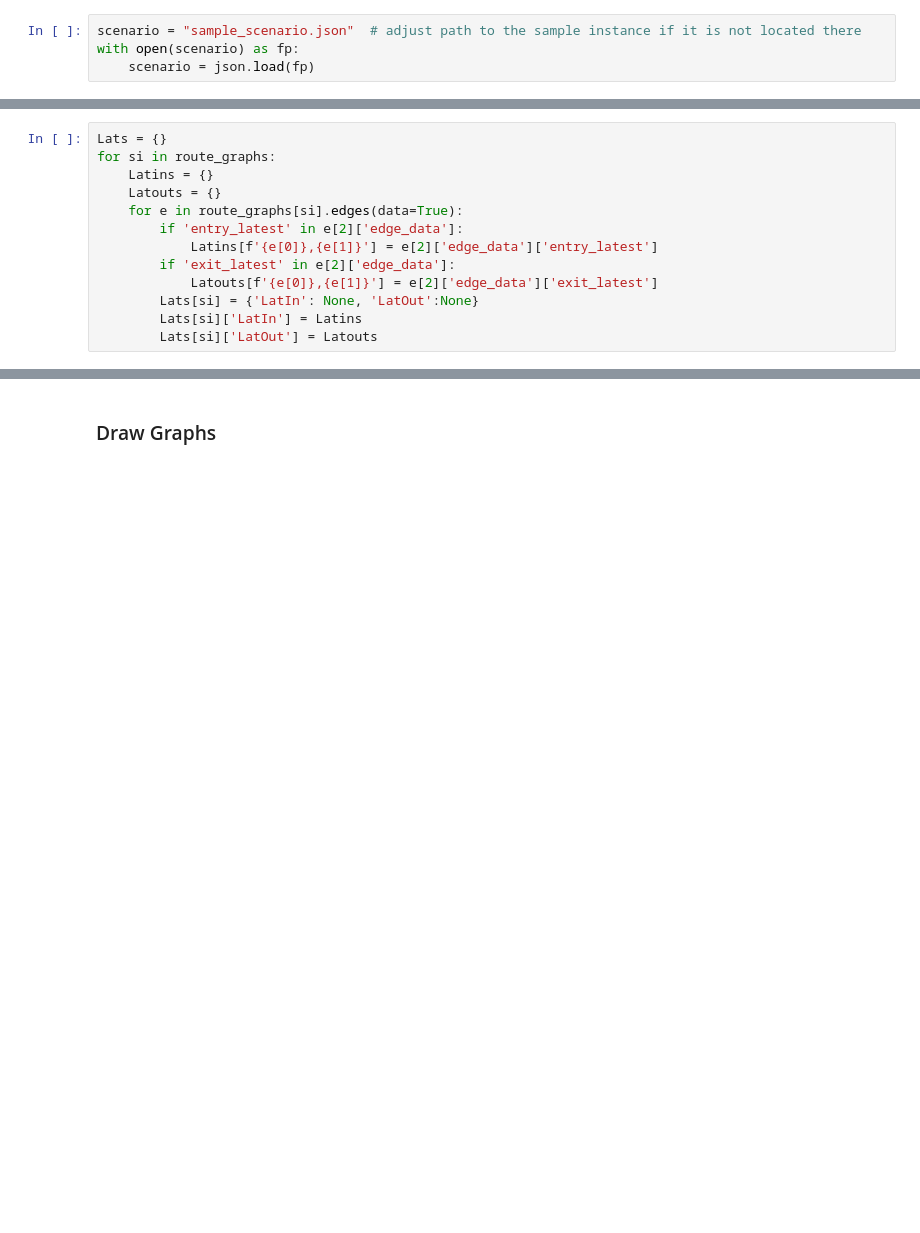
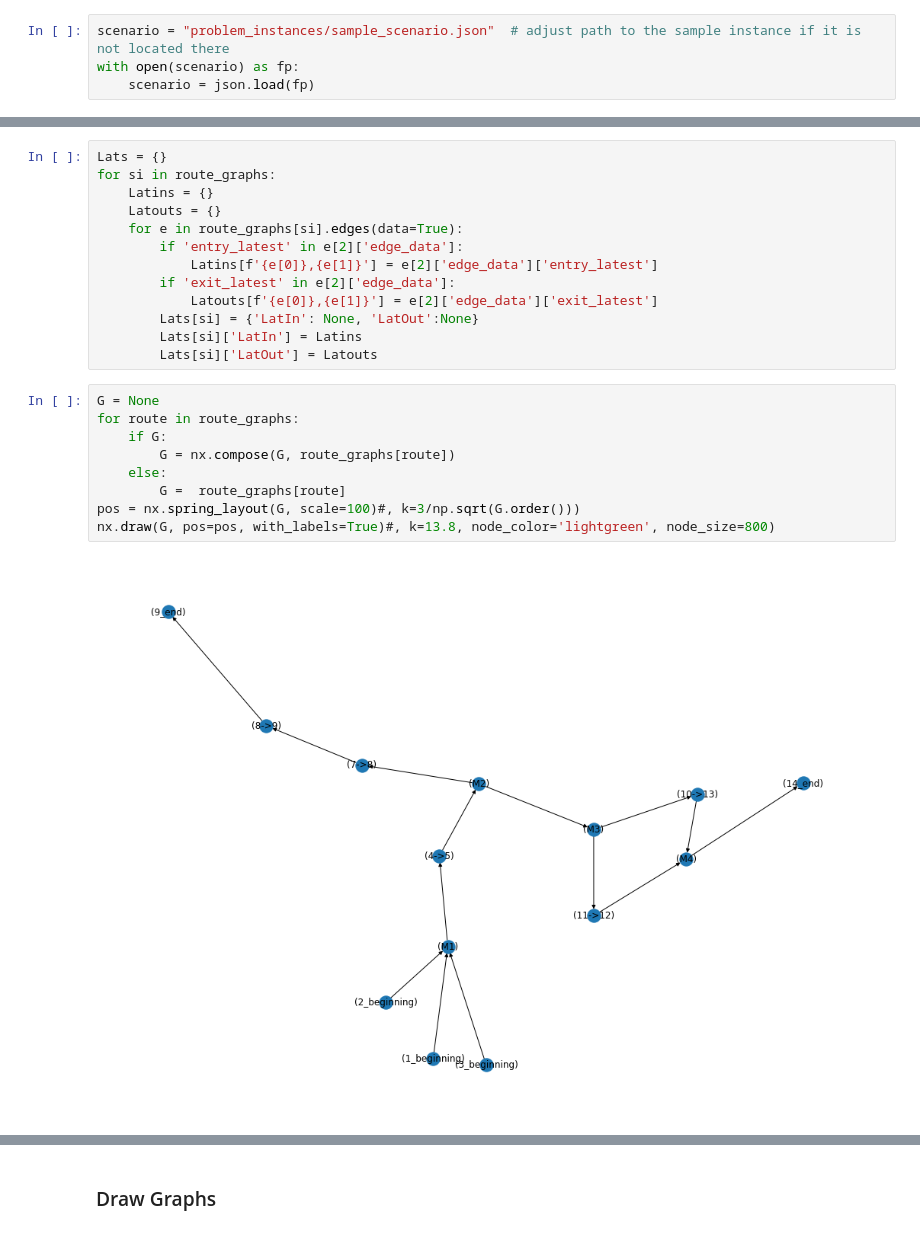
Before and after one commit to kharik04/msckharik04, a Jupyter notebook: lagrangian method.ipynb, the cells around one changed output, grey strips where cells are left out. Saved outputs shown, nothing was run; the diff lists cells and outputs as text; blank space fills up the shorter version.

```diff
--- a/lagrangian method.ipynb
+++ b/lagrangian method.ipynb
@@ -13,7 +13,7 @@ from scipy.sparse import vstack, coo_matrix, csc_matrix
 # %% [markdown]
 ### Load Json
 # %%
-scenario = "sample_scenario.json"  # adjust path to the sample instance if it is not located there
+scenario = "problem_instances/sample_scenario.json"  # adjust path to the sample instance if it is not located there
 with open(scenario) as fp:
     scenario = json.load(fp)
 # %% [markdown]
@@ -165,3 +165,14 @@ for si in route_graphs:
         Lats[si] = {'LatIn': None, 'LatOut':None}
         Lats[si]['LatIn'] = Latins
         Lats[si]['LatOut'] = Latouts
+# %%
+G = None
+for route in route_graphs:
+    if G:
+        G = nx.compose(G, route_graphs[route])
+    else:
+        G =  route_graphs[route]
+pos = nx.spring_layout(G, scale=100)#, k=3/np.sqrt(G.order()))
+nx.draw(G, pos=pos, with_labels=True)#, k=13.8, node_color='lightgreen', node_size=800)
+# %% [output]
+[figure, added]
```
Also changed, not shown: parts of 4 cells of this notebook, 7 other files.
